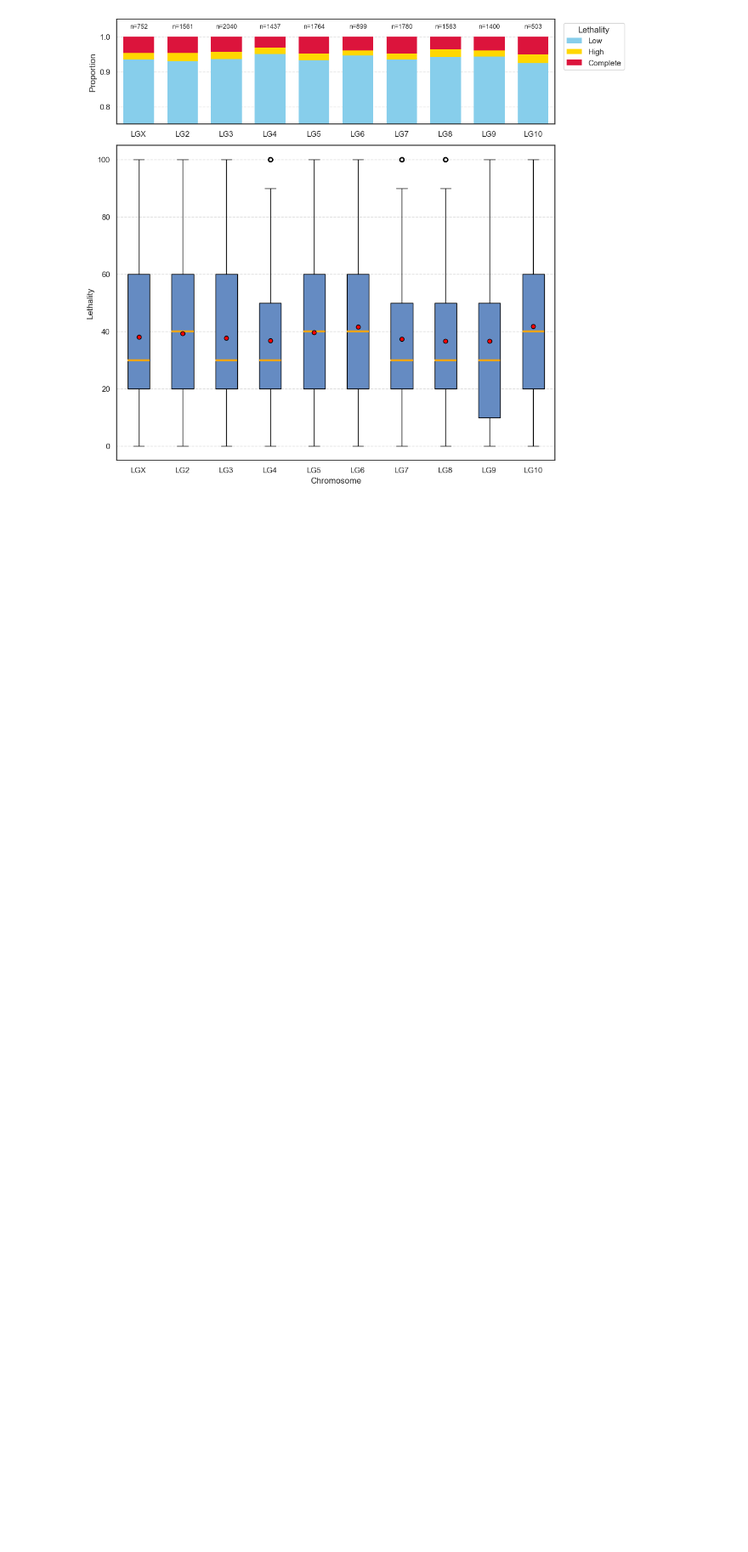
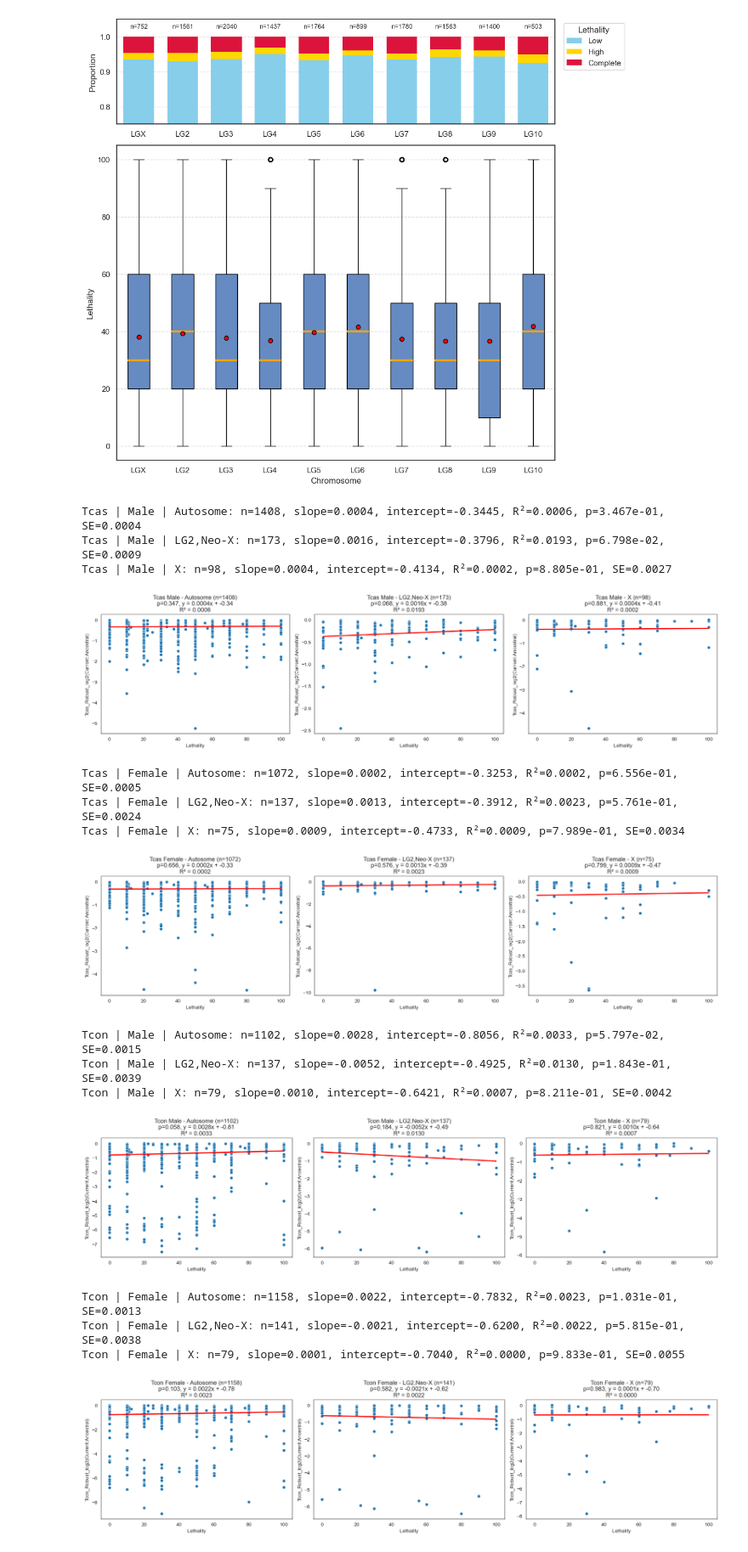
Before and after one commit to jpdemuth/5_beetles_expression_evolution, a Jupyter notebook: Analysis_notebook.ipynb, the cells around one changed output. Shown at 85% size. Drawn from its saved outputs; the diff is of its cells as text; code cells hidden in the pictures; blank space fills up the shorter version.

Commit message:
Final version
Updated with Fig 5 data and code

```diff
--- a/Analysis_notebook.ipynb
+++ b/Analysis_notebook.ipynb
@@ -1947,3 +1947,83 @@ plt.savefig(
 plt.show()
 # %% [output]
 [figure]
+# %%
+female_df = pd.read_csv('ToD_Fig5_Female_data.csv')
+male_df = pd.read_csv('ToD_Fig5_Male_data.csv')
+
+species_list = ['Tcas', 'Tcon', 'Tfrem', 'Tbrev', 'Gcorn']
+species_cols = [
+    'Tcas_Robust_log2(Current:Ancestral)',
+    'Tcon_Robust_log2(Current:Ancestral)',
+    'Tfrem_Robust_log2(Current:Ancestral)',
+    'Tbrev_Robust_log2(Current:Ancestral)',
+    'Gcorn_Robust_log2(Current:Ancestral)'
+]
+
+def plot_by_chrom(data, sex_label, species_col, output_filename):
+    species = species_col.split('_')[0]
+    unique_chroms = data['chrom_name'].unique()
+    selected_chroms = unique_chroms[:3]
+    plt.figure(figsize=(18, 5))
+    for i, chrom in enumerate(selected_chroms, 1):
+        chrom_data = data[data['chrom_name'] == chrom]
+        # Keep only negative log2 values
+        chrom_data = chrom_data[
+            chrom_data[species_col] < 0
+        ]
+        n_genes = len(chrom_data)
+        x = chrom_data['dali11']
+        y = chrom_data[species_col]
+
+        # Perform regression
+        slope, intercept, r_value, p_value, std_err = linregress(x, y)
+        print(
+            f"{species} | {sex_label} | {chrom}: "
+            f"n={n_genes}, "
+            f"slope={slope:.4f}, "
+            f"intercept={intercept:.4f}, "
+            f"R²={r_value**2:.4f}, "
+            f"p={p_value:.3e}, "
+            f"SE={std_err:.4f}")
+        # Plot
+        plt.subplot(1, 3, i)
+        sns.scatterplot(x=x, y=y)
+        sns.regplot(x=x, y=y, scatter=False, color='red',ci=None)
+        plt.title(f'{species} {sex_label} - {chrom} (n={n_genes})\np={p_value:.3g}, y = {slope:.4f}x + {intercept:.2f}\nR² = {r_value**2:.4f}')
+        plt.xlabel('Lethality')
+        plt.ylabel(species_col)
+        #plt.ylim(0, 2)
+        plt.xlim(-5, 105)
+
+    plt.tight_layout(rect=[0, 0.03, 1, 0.95])
+
+    # Save to file
+    plt.savefig(output_filename, dpi=300)
+    plt.show()
+#    print(f"Plot was saved as {output_filename}")
+from pathlib import Path
+
+output_dir = Path('Figure_5')
+output_dir.mkdir(parents=True, exist_ok=True)
+
+for species_col in species_cols:
+    species = species_col.split('_')[0]
+    plot_by_chrom(male_df,'Male',species_col,output_dir / f'{species}_male_neglog2_linreg.png')
+    plot_by_chrom(female_df,'Female',species_col,output_dir / f'{species}_female_neglog2_linreg.png')
+# %% [output]
+Tcas | Male | Autosome: n=1408, slope=0.0004, intercept=-0.3445, R²=0.0006, p=3.467e-01, SE=0.0004
+Tcas | Male | LG2,Neo-X: n=173, slope=0.0016, intercept=-0.3796, R²=0.0193, p=6.798e-02, SE=0.0009
+Tcas | Male | X: n=98, slope=0.0004, intercept=-0.4134, R²=0.0002, p=8.805e-01, SE=0.0027
+[figure, added]
+Tcas | Female | Autosome: n=1072, slope=0.0002, intercept=-0.3253, R²=0.0002, p=6.556e-01, SE=0.0005
+Tcas | Female | LG2,Neo-X: n=137, slope=0.0013, intercept=-0.3912, R²=0.0023, p=5.761e-01, SE=0.0024
+Tcas | Female | X: n=75, slope=0.0009, intercept=-0.4733, R²=0.0009, p=7.989e-01, SE=0.0034
+[figure, added]
+Tcon | Male | Autosome: n=1102, slope=0.0028, intercept=-0.8056, R²=0.0033, p=5.797e-02, SE=0.0015
+Tcon | Male | LG2,Neo-X: n=137, slope=-0.0052, intercept=-0.4925, R²=0.0130, p=1.843e-01, SE=0.0039
+Tcon | Male | X: n=79, slope=0.0010, intercept=-0.6421, R²=0.0007, p=8.211e-01, SE=0.0042
+[figure, added]
+Tcon | Female | Autosome: n=1158, slope=0.0022, intercept=-0.7832, R²=0.0023, p=1.031e-01, SE=0.0013
+Tcon | Female | LG2,Neo-X: n=141, slope=-0.0021, intercept=-0.6200, R²=0.0022, p=5.815e-01, SE=0.0038
+Tcon | Female | X: n=79, slope=0.0001, intercept=-0.7040, R²=0.0000, p=9.833e-01, SE=0.0055
+[figure, added]
```
Also changed, not shown: parts of 3 cells of this notebook, 15 other files.
